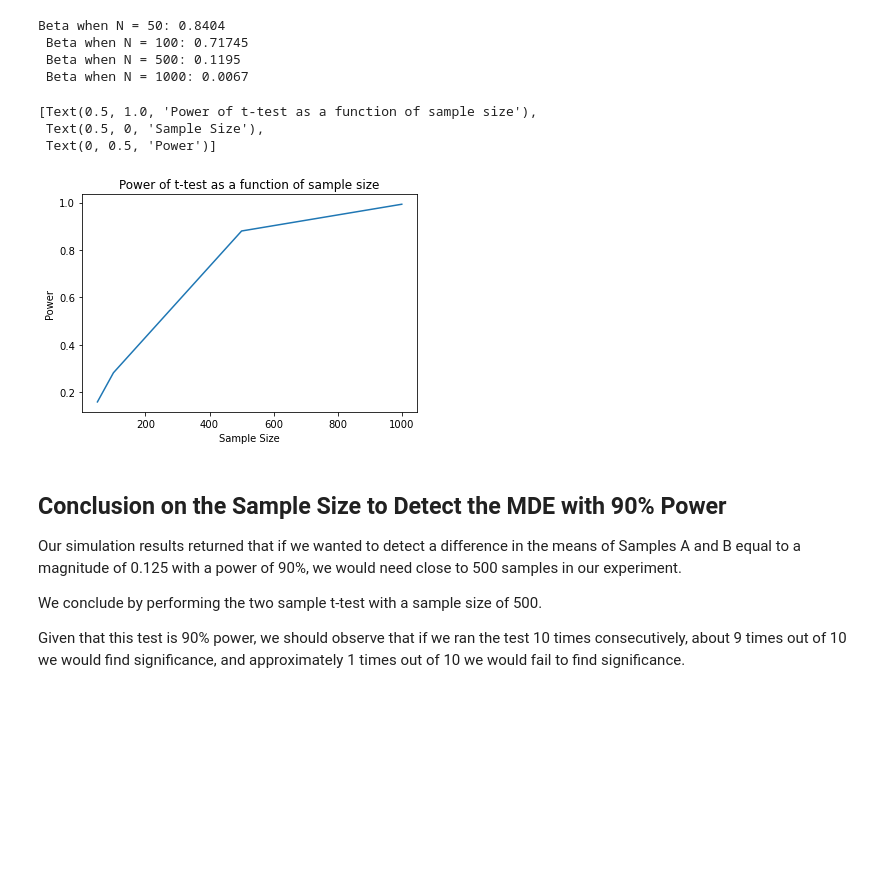
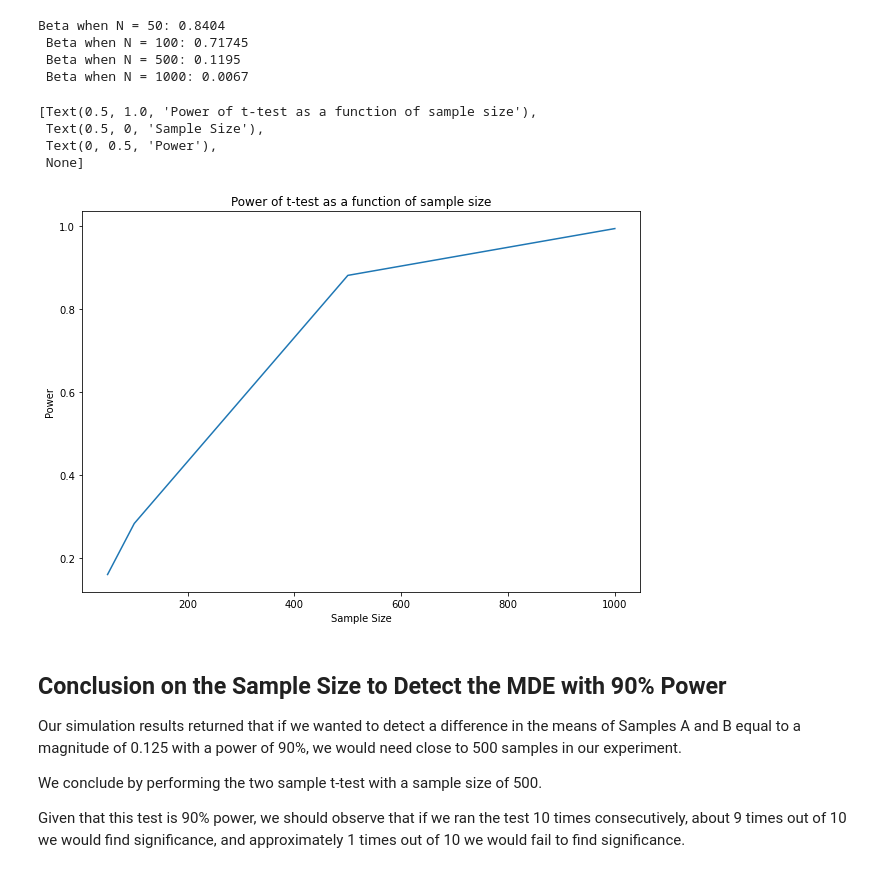
Before and after one commit to smasuno/python, a Jupyter notebook: AB testing simulation.ipynb, the cells around one changed output. Saved outputs shown, nothing was run; the diff lists cells and outputs as text; code cells hidden in the pictures; blank space fills up the shorter version.

```diff
--- a/AB testing simulation.ipynb
+++ b/AB testing simulation.ipynb
@@ -398,12 +415,14 @@ Beta when N = 50: 0.8404
  Beta when N = 500: 0.1195
  Beta when N = 1000: 0.0067
 # %%
-sns.lineplot(x=[50, 100, 500, 1000], y = [1-beta50, 1-beta100, 1-beta500, 1-beta1000]).set(title='Power of t-test as a function of sample size', xlabel = 'Sample Size', ylabel = 'Power')
+fig, axes = plt.subplots(figsize = (10,7))
+sns.lineplot(x=[50, 100, 500, 1000], y = [1-beta50, 1-beta100, 1-beta500, 1-beta1000]).set(title='Power of t-test as a function of sample size', xlabel = 'Sample Size', ylabel = 'Power', axes=axes)
 # %% [output]
 [Text(0.5, 1.0, 'Power of t-test as a function of sample size'),
  Text(0.5, 0, 'Sample Size'),
- Text(0, 0.5, 'Power')]
+ Text(0, 0.5, 'Power'),
+ None]
-[figure, old version]
+[figure, new version]
 # %% [markdown]
 ## Conclusion on the Sample Size to Detect the MDE with 90% Power
 
```
Also changed, not shown: parts of 7 cells of this notebook.
